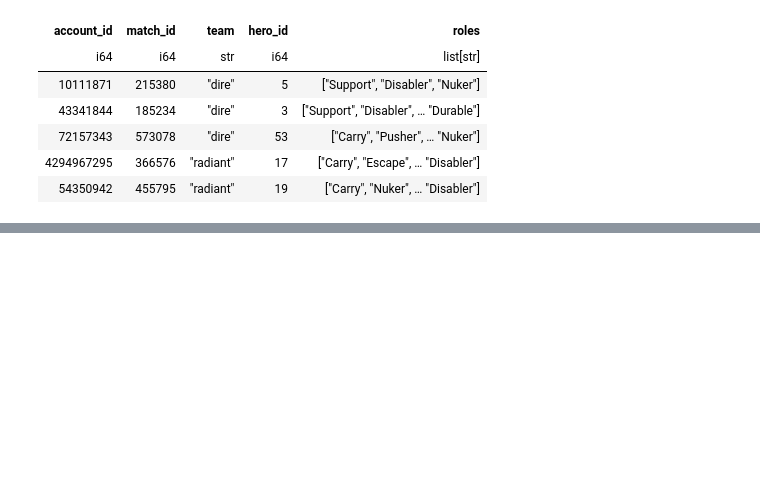
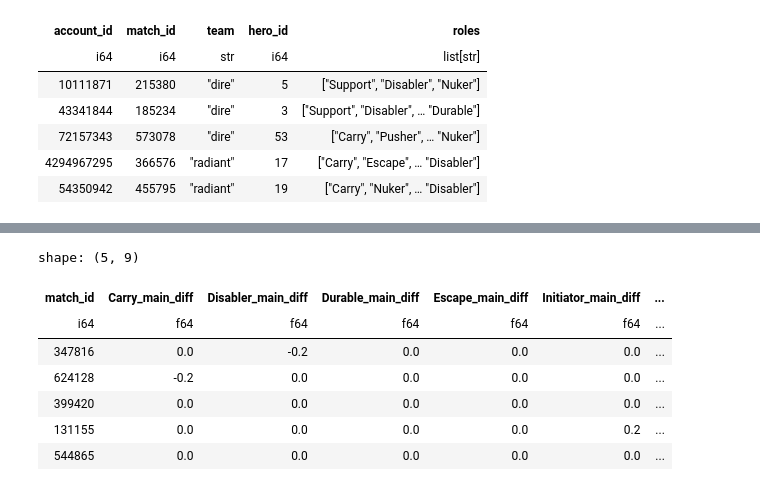
Before and after one commit to Pavel-pers/ml_dota_linreg, a Jupyter notebook: homework-practice-03-base.ipynb, the cells around one changed output, grey strips where cells are left out. Saved outputs shown, nothing was run; the diff lists cells and outputs as text; code cells hidden in the pictures; blank space fills up the shorter version.

```diff
--- a/homework-practice-03-base.ipynb
+++ b/homework-practice-03-base.ipynb
@@ -1593,0 +1688,8 @@ InvalidOperationError: `pivot` needs either `index or `values` needs to be speci
+# %%
+grouped_players_with_main_roles_df = (filtered_players_roles_with_team_df
+                                      .with_columns(pl.col('roles').list.first().alias('main_role'))
+                                      .group_by(pl.col('match_id'), pl.col('team'))
+                                      .agg(pl.col('main_role').alias('main_roles'))
+                                      .with_columns(pl.col('main_roles').list.len().alias('main_roles_count'))
+                                      )
+grouped_players_with_main_roles_df.head()
@@ -1593,0 +1705,8 @@ InvalidOperationError: `pivot` needs either `index or `values` needs to be speci
+# %%
+matches_with_main_roles_feature = (
+    grouped_players_with_main_roles_df.pivot(on="team", index="match_id", values="main_roles")
+    .rename({"dire": "dire_main_roles", "radiant": "radiant_main_roles"})
+    .with_columns(pl.col("dire_main_roles").list.len().alias("dire_main_roles_len"),
+                  pl.col("radiant_main_roles").list.len().alias("radiant_main_roles_len"))
+)
+matches_with_main_roles_feature.head()
@@ -1593,0 +1722,24 @@ InvalidOperationError: `pivot` needs either `index or `values` needs to be speci
+# %%
+matches_with_main_role_ratio_feature = matches_with_main_roles_feature.select(pl.col('match_id'))
+for team in ['radiant', 'dire']:
+    team_roles_col = f'{team}_main_roles'
+    team_roles_len_col = f'{team}_main_roles_len'
+    for role in PLAYERS_ROLES:
+        role_counter = (matches_with_main_roles_feature
+        .select(
+            pl.col('match_id'),
+            (pl.col(team_roles_col).list.eval(pl.element() == role).list.sum()
+             / pl.col(team_roles_len_col)).alias(f'{team}_{role}_main_ratio'),
+            (pl.col(team_roles_col).list.eval(pl.element() == role).list.any()).alias(f'{team}_{role}_main_present'),
+            (pl.col(team_roles_col).list.eval(pl.element() == role).list.sum() > 1).alias(f'{team}_{role}_main_present2')
+        ))
+        matches_with_main_role_ratio_feature = matches_with_main_role_ratio_feature.join(role_counter, on='match_id', how='left')
+
+matches_with_main_role_diff_feature = matches_with_main_roles_feature.select(pl.col('match_id'))
+for role in PLAYERS_ROLES:
+    role_diff = (matches_with_main_role_ratio_feature
+    .select(
+        pl.col('match_id'),
+        (pl.col(f'radiant_{role}_main_ratio') - pl.col(f'dire_{role}_main_ratio')).alias(f'{role}_main_diff')
+    ))
+    matches_with_main_role_diff_feature = matches_with_main_role_diff_feature.join(role_diff, on='match_id', how='left')
@@ -1593,0 +1767,12 @@ InvalidOperationError: `pivot` needs either `index or `values` needs to be speci
+# %%
+matches_with_main_role_diff_feature.write_parquet('data/artifacts/matches_with_main_role_diff_feature.parquet')
+matches_with_main_role_diff_feature.head()
+# %% [output]
+shape: (5, 9)
+| match_id | Carry_main_diff | Disabler_main_diff | Durable_main_diff | Escape_main_diff | Initiator_main_diff | ... |
+| i64 | f64 | f64 | f64 | f64 | f64 | ... |
+| 347816 | 0.0 | -0.2 | 0.0 | 0.0 | 0.0 | ... |
+| 624128 | -0.2 | 0.0 | 0.0 | 0.0 | 0.0 | ... |
+| 399420 | 0.0 | 0.0 | 0.0 | 0.0 | 0.0 | ... |
+| 131155 | 0.0 | 0.0 | 0.0 | 0.0 | 0.2 | ... |
+| 544865 | 0.0 | 0.0 | 0.0 | 0.0 | 0.0 | ... |
```
Also changed, not shown: parts of 21 cells of this notebook, 1 other file.
